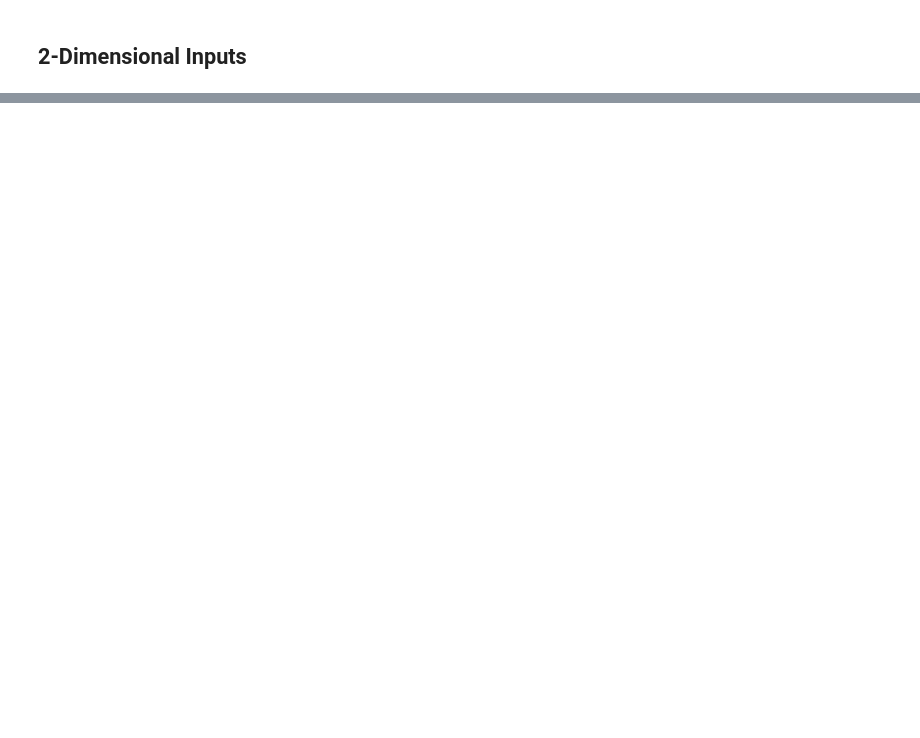
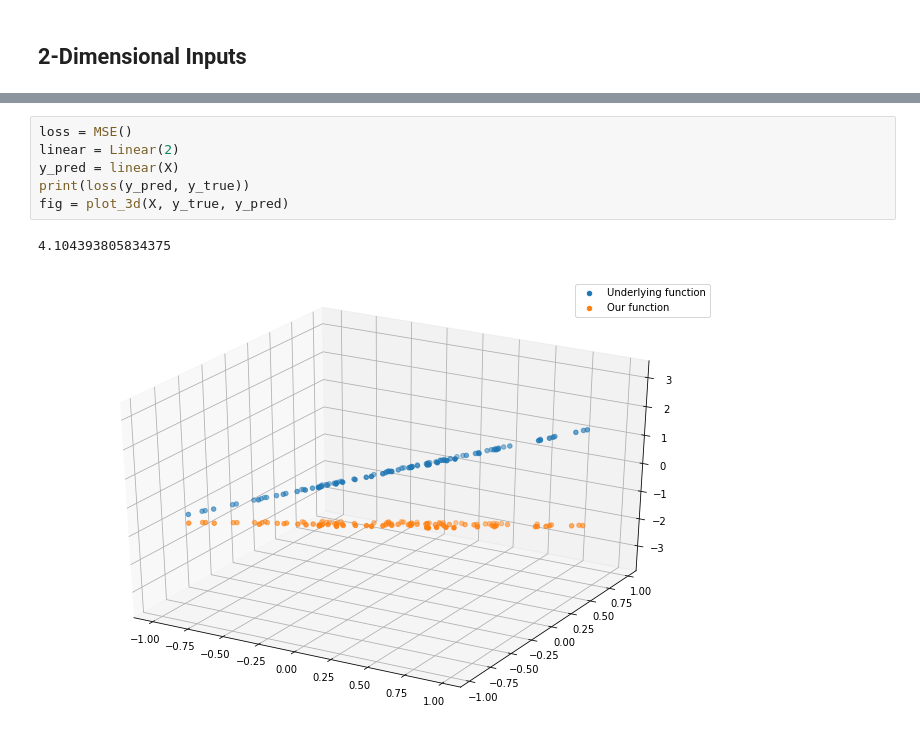
Before and after one commit to IndraP24/Full-Stack-Deep-Learning-Spring21, a Jupyter notebook: Deep Learning Fundamentals/Part 1 Basics | Coding a Neural Network.ipynb, the cells around one changed output, grey strips where cells are left out. Cells and saved outputs as stored; diff of their text form; blank space fills up the shorter version.

```diff
--- a/Deep Learning Fundamentals/Part 1 Basics | Coding a Neural Network.ipynb
+++ b/Deep Learning Fundamentals/Part 1 Basics | Coding a Neural Network.ipynb
@@ -338,0 +353,9 @@ def plot_3d(X, y, y_pred=None):
+# %%
+loss = MSE()
+linear = Linear(2)
+y_pred = linear(X)
+print(loss(y_pred, y_true))
+fig = plot_3d(X, y_true, y_pred)
+# %% [output]
+4.104393805834375
+[figure, added]
```
Also changed, not shown: parts of 19 cells of this notebook.
